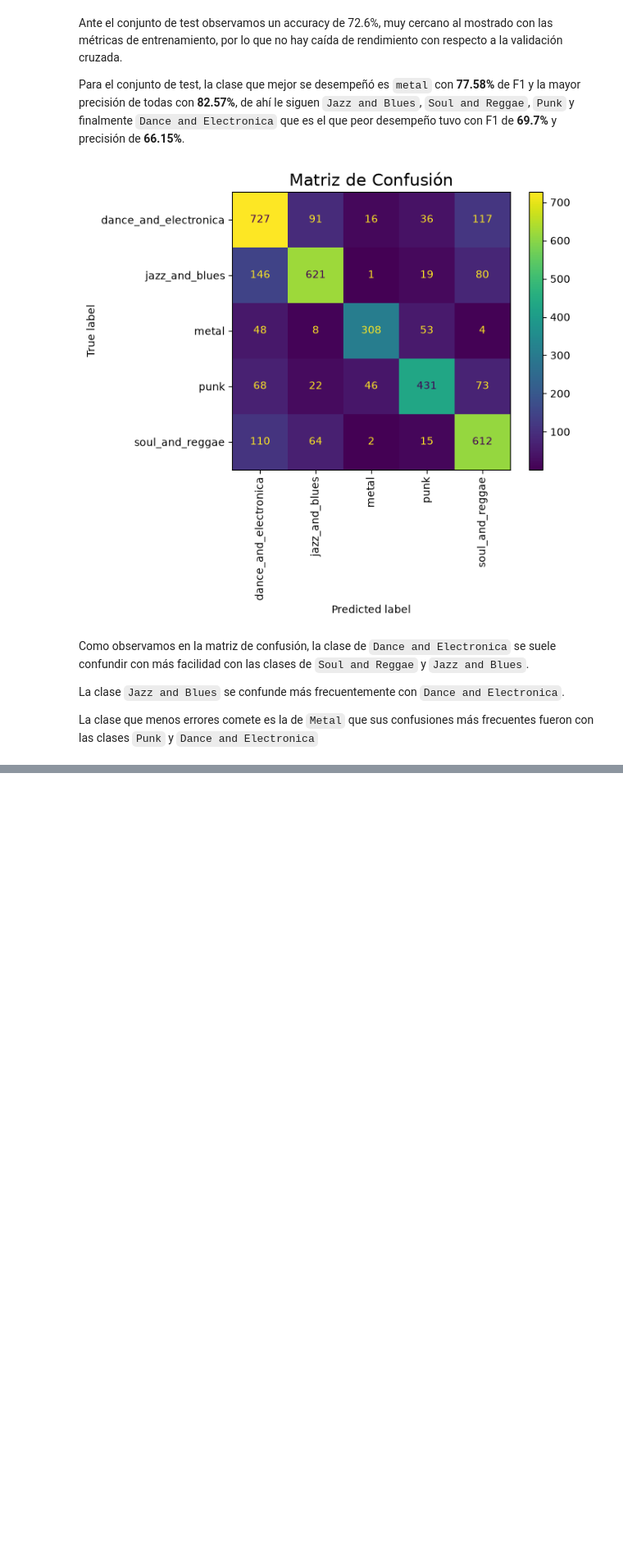
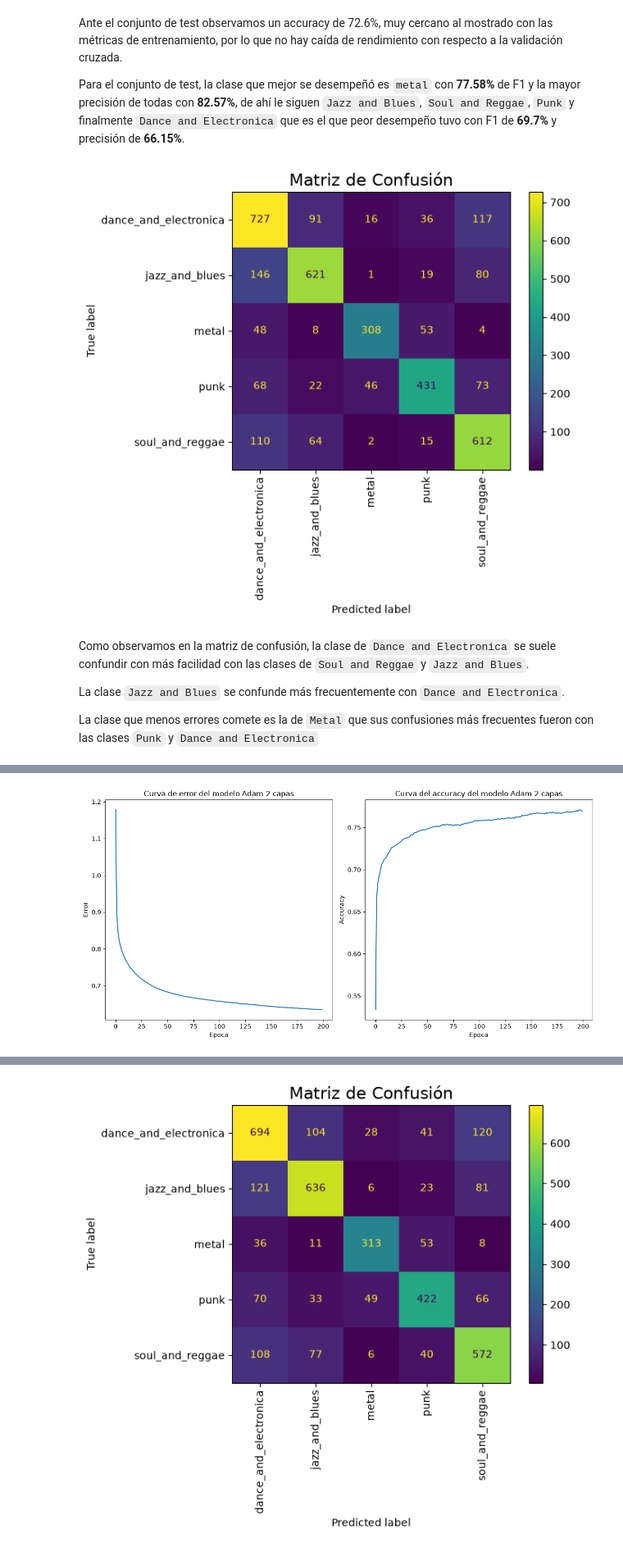
Before and after one commit to Largnaster/maia_sml_genre-music-classification, a Jupyter notebook: music_genre_classification.ipynb, the cells around one changed output, grey strips where cells are left out. Shown at 82% size. Drawn from its saved outputs; the diff is of its cells as text; code cells hidden in the pictures; blank space fills up the shorter version.

```diff
--- a/music_genre_classification.ipynb
+++ b/music_genre_classification.ipynb
@@ -506,0 +521,6 @@ La clase que menos errores comete es la de `Metal` que sus confusiones más frec
+# %%
+early_stopping = EarlyStopping(
+    monitor='val_loss',
+    patience=10,
+    restore_best_weights=True
+)
@@ -506,0 +585,26 @@ La clase que menos errores comete es la de `Metal` que sus confusiones más frec
+# %%
+def plot_curves(model, title):
+    fig, ax = plt.subplots(1, 2, figsize=(12, 6))
+
+    ax[0].plot(model.history['loss'])
+    ax[0].title.set_text(f'Curva de error del modelo {title}')
+    ax[0].set_ylabel('Error')
+    ax[0].set_xlabel('Epoca')
+
+    ax[1].plot(model.history['accuracy'])
+    ax[1].title.set_text(f'Curva del accuracy del modelo {title}')
+    ax[1].set_ylabel('Accuracy')
+    ax[1].set_xlabel('Epoca')
+
+    plt.tight_layout()
+    plt.show()
+
+def plot_cm(prediction):
+    y_pred_fix = np.argmax(prediction, axis=1)
+
+    cm = confusion_matrix(y_test_encoded, y_pred_fix)
+
+    disp = ConfusionMatrixDisplay(confusion_matrix=cm, display_labels=labels_nn)
+    disp.plot(xticks_rotation=90)
+    plt.title('Matriz de Confusión', fontsize=16)
+    plt.show()
@@ -506,0 +617,8 @@ La clase que menos errores comete es la de `Metal` que sus confusiones más frec
+# %%
+opt_adam_2 = Adam()
+model_adam_2 = get_nn_model(
+    (32, 16),
+    opt_adam_2
+)
+
+hist_adam = model_adam_2.fit(X_train_scaled, y_train_encoded, epochs=200, callbacks=[early_stopping])
@@ -506,0 +648,6 @@ La clase que menos errores comete es la de `Metal` que sus confusiones más frec
+# %%
+plot_curves(hist_adam, 'Adam 2 capas')
+y_pred = model_adam_2.predict(X_test_scaled)
+plot_cm(y_pred)
+# %% [output]
+[figure, added]
@@ -506,0 +655 @@ La clase que menos errores comete es la de `Metal` que sus confusiones más frec
+[figure, added]
```
Also changed, not shown: parts of 23 cells of this notebook.
